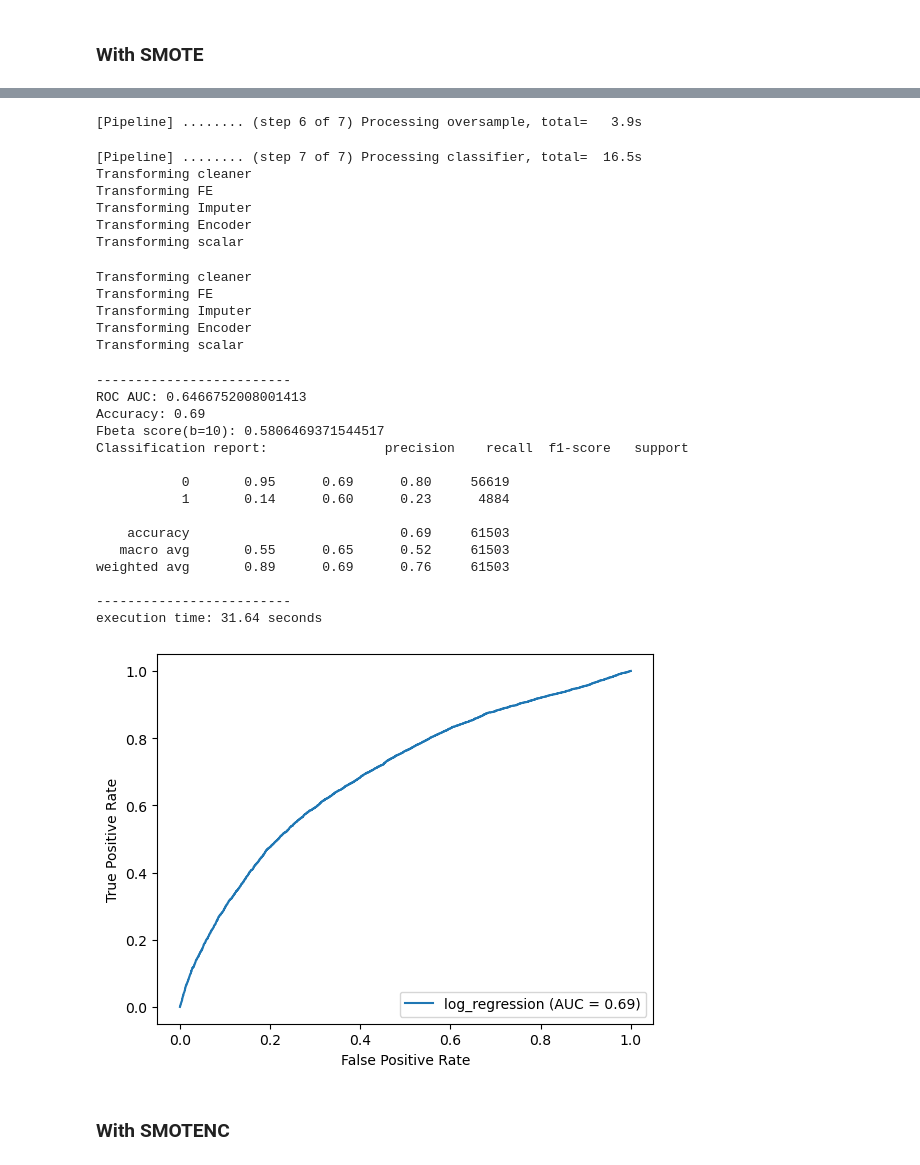
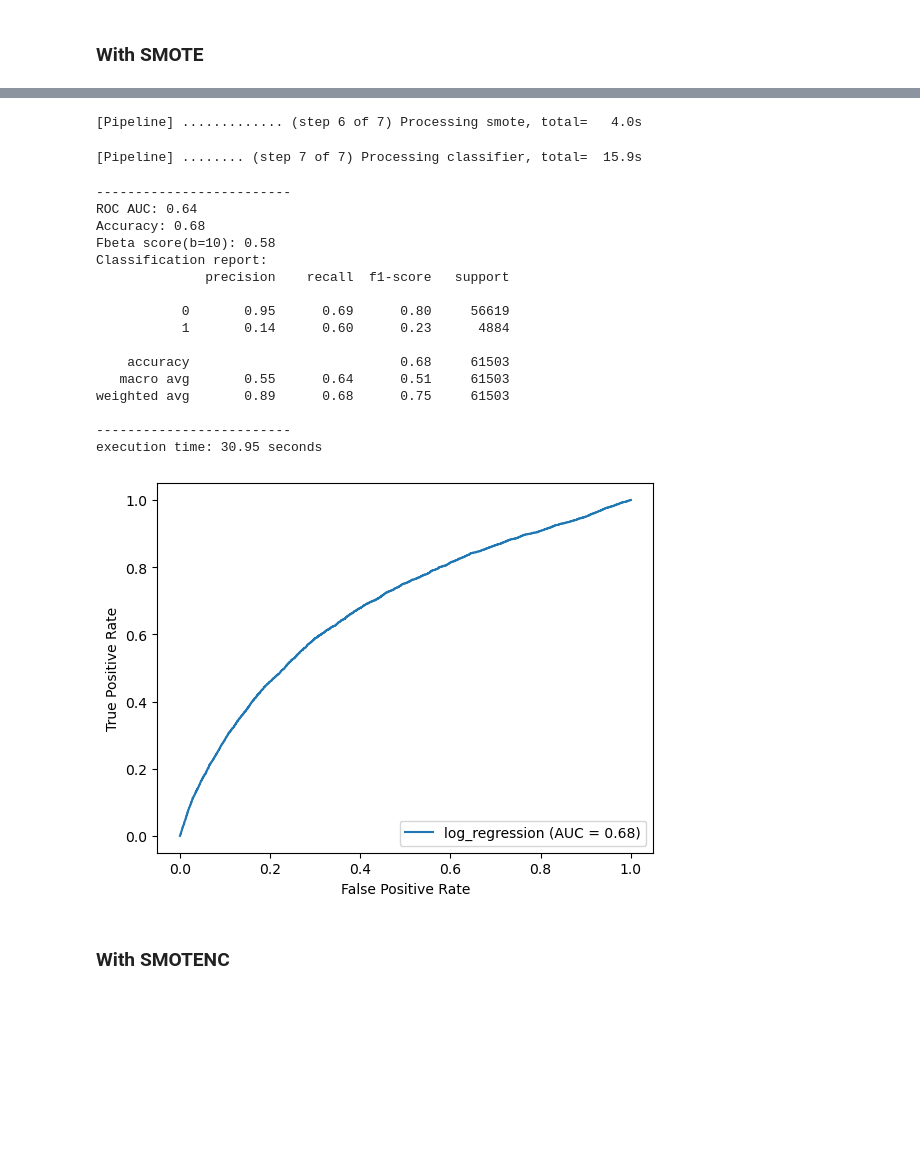
Before and after one commit to NatChe/credit-scoring-dashboard, a Jupyter notebook: 01_Training.ipynb, the cells around one changed output, grey strips where cells are left out. Cells and saved outputs as stored; diff of their text form; code cells hidden in the pictures; blank space fills up the shorter version.

Commit message:
feat(config): log metrics to mlflow, set up smotenc

```diff
--- a/01_Training.ipynb
+++ b/01_Training.ipynb
@@ -83,6 +98,8 @@ def train(pipeline_name, config, dev_mode=True):
 
     display_scores(y_test, y_pred, y_pred_proba, name=pipeline_name)
 
+    mlflow.sklearn.log_model(pipeline, pipeline_name)
+
     exec_time = round((time.time() - time_start), 2)
     print(f'execution time: {exec_time} seconds \n')
 # %% [markdown]
@@ -294,10 +270,25 @@ execution time: 32.3 seconds
 # %% [markdown]
 ### With SMOTE
 # %%
-config['preprocessing']['should_oversample'] = True
+smote_config = {
+    'preprocessing': {
+        'should_fill_na': True,
+        'num_imputer': SimpleImputer(strategy='median'),
+        'cat_imputer': SimpleImputer(strategy='most_frequent'),
+        'should_scale': True,
+        'scaler': StandardScaler(),
+    },
+     'balancing': {
+        'should_oversample': True,
+        'with_categorical': False
+    },
+    'model_params': {
+        'random_state': 42
+    }
+}
 # %%
-with mlflow.start_run(run_name = 'log_regression_base_oversampling'):
-    train('log_regression', config, dev_mode=False)
+with mlflow.start_run(run_name = 'log_regression_base_smote'):
+    train('log_regression', config=smote_config, dev_mode=False)
 
 mlflow.end_run()
 # %% [output]
@@ -324,30 +309,21 @@ Transforming scalar
-[Pipeline] ........ (step 6 of 7) Processing oversample, total=   3.9s
+[Pipeline] ............. (step 6 of 7) Processing smote, total=   4.0s
-[Pipeline] ........ (step 7 of 7) Processing classifier, total=  16.5s
-Transforming cleaner
-Transforming FE
-Transforming Imputer
-Transforming Encoder
-Transforming scalar
+[Pipeline] ........ (step 7 of 7) Processing classifier, total=  15.9s
-Transforming cleaner
-Transforming FE
-Transforming Imputer
-Transforming Encoder
-Transforming scalar
+-------------------------
+ROC AUC: 0.64
+Accuracy: 0.68
+Fbeta score(b=10): 0.58
+Classification report:
+              precision    recall  f1-score   support
+
+           0       0.95      0.69      0.80     56619
+           1       0.14      0.60      0.23      4884
+
+    accuracy                           0.68     61503
+   macro avg       0.55      0.64      0.51     61503
+weighted avg       0.89      0.68      0.75     61503
+
+-------------------------
+execution time: 30.95 seconds
--------------------------
-ROC AUC: 0.6466752008001413
-Accuracy: 0.69
-Fbeta score(b=10): 0.5806469371544517
-Classification report:               precision    recall  f1-score   support
-
-           0       0.95      0.69      0.80     56619
-           1       0.14      0.60      0.23      4884
-
-    accuracy                           0.69     61503
-   macro avg       0.55      0.65      0.52     61503
-weighted avg       0.89      0.69      0.76     61503
-
--------------------------
-execution time: 31.64 seconds
-[figure, old version]
+[figure, new version]
 # %% [markdown]
 ### With SMOTENC
```
Also changed, not shown: parts of 9 cells of this notebook, 2 other files.
